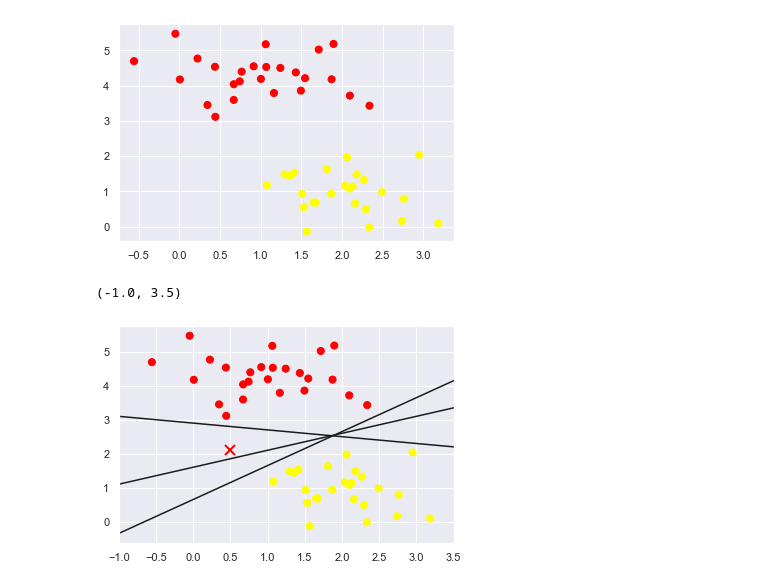
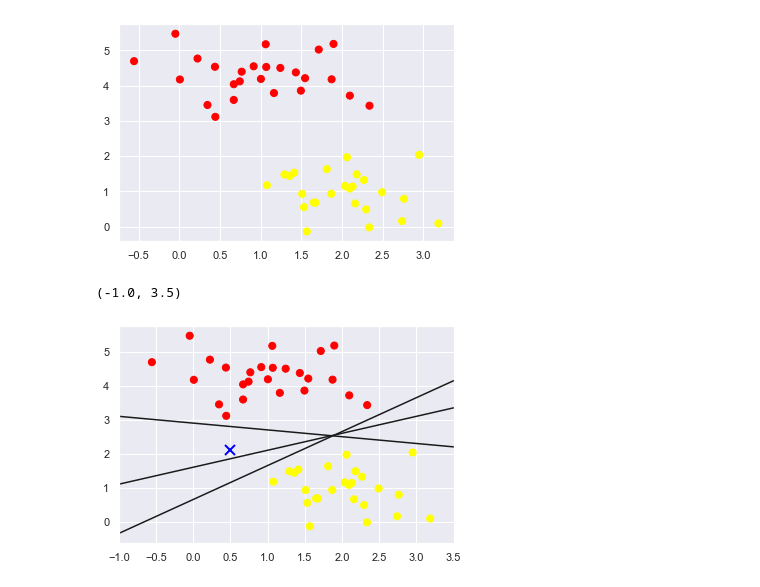
Before and after one commit to diego19508/python-ml-course, a Jupyter notebook: Course/T8 - 2 - SVM -Model.ipynb, the cells around one changed output. Cells and saved outputs as stored; diff of their text form; code cells hidden in the pictures.

```diff
--- a/Course/T8 - 2 - SVM -Model.ipynb
+++ b/Course/T8 - 2 - SVM -Model.ipynb
@@ -18,13 +18,13 @@ plt.scatter(X[:,0], X[:,1], c = Y, s = 50, cmap = "autumn")
 # %%
 xx = np.linspace(-1, 3.5)
 plt.scatter(X[:,0], X[:,1], c = Y, s = 50, cmap = "autumn")
-plt.plot([0.5], [2.1], 'x', color="red", markeredgewidth=2, markersize=10)
+plt.plot([0.5], [2.1], 'x', color="blue", markeredgewidth=2, markersize=10)
 
 for a, b in [(1,0.65), (0.5, 1.6), (-0.2,2.9)]:
     yy = a* xx + b
     plt.plot(xx, yy, '-k')
 
 plt.xlim(-1,3.5)
 # %% [output]
 (-1.0, 3.5)
-[figure, old version]
+[figure, new version]
```
Also changed, not shown: parts of 2 cells of this notebook.
